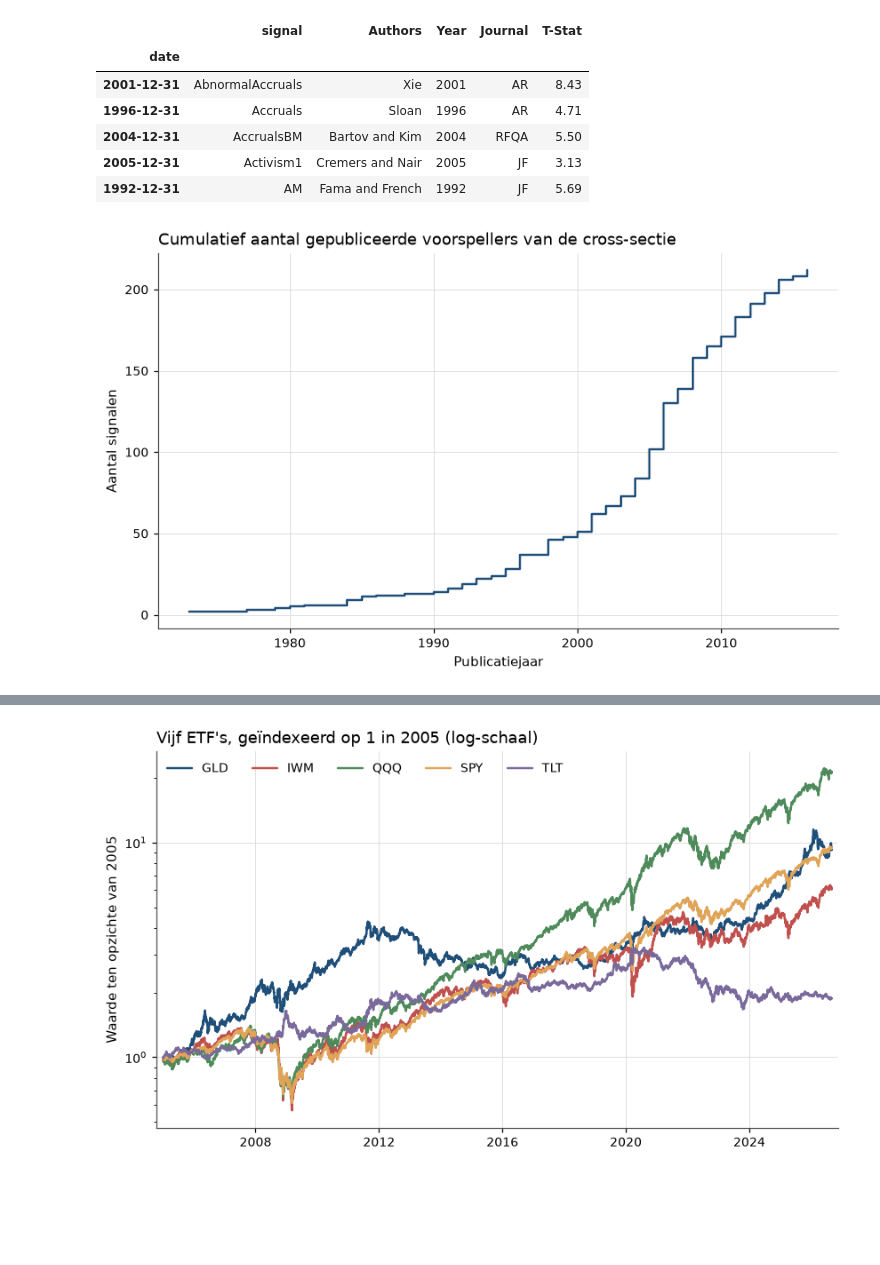
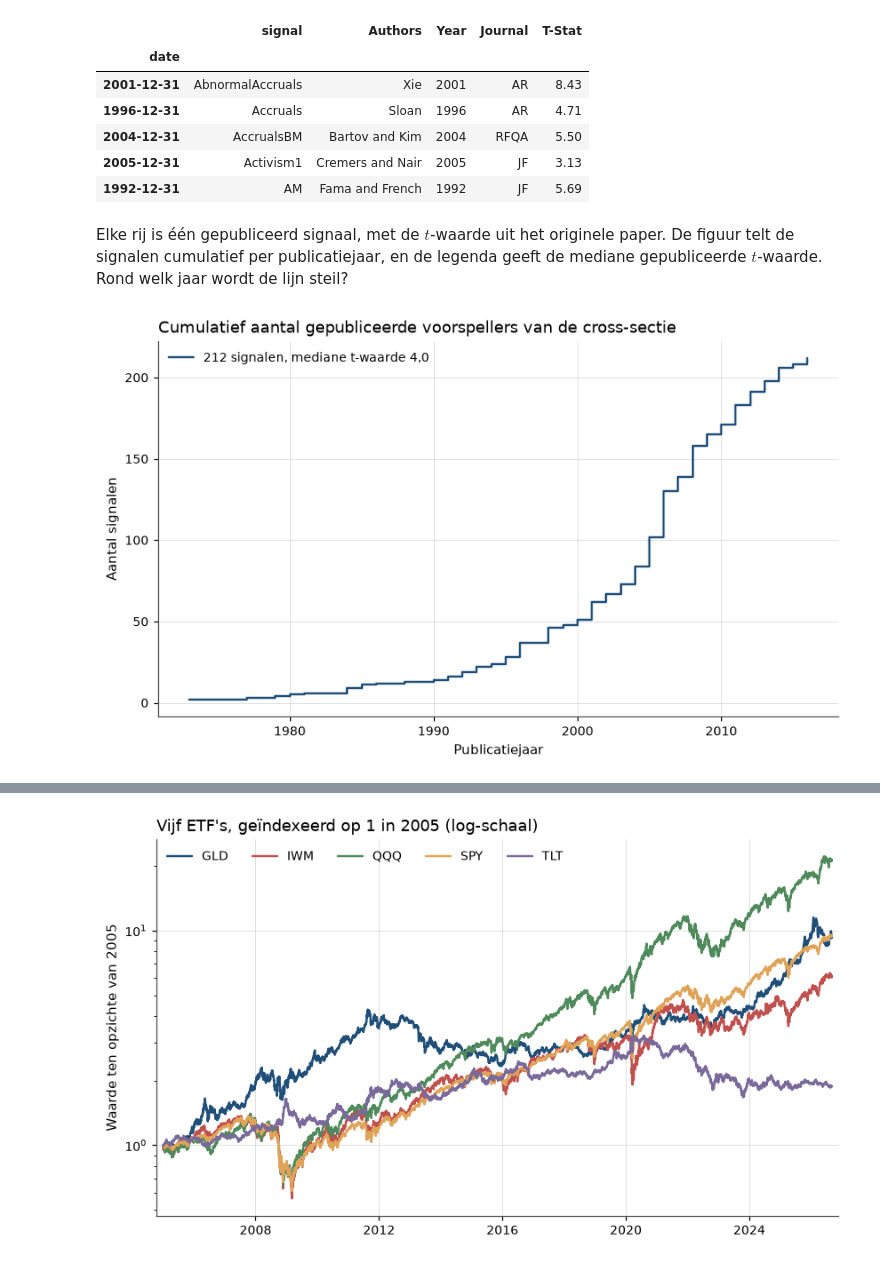
Before and after one commit to MaartenN14/history-asset-pricing, a Jupyter notebook: lectures/00_00_setup.ipynb, the cells around one changed output, grey strips where cells are left out. Drawn from its saved outputs; the diff is of its cells as text; code cells hidden in the pictures; blank space fills up the shorter version.

```diff
--- a/lectures/00_00_setup.ipynb
+++ b/lectures/00_00_setup.ipynb
@@ -472,17 +554,24 @@ predictors[["signal", "Authors", "Year", "Journal", "T-Stat"]].head(5)
 | 2004-12-31 | AccrualsBM | Bartov and Kim | 2004 | RFQA | 5.50 |
 | 2005-12-31 | Activism1 | Cremers and Nair | 2005 | JF | 3.13 |
 | 1992-12-31 | AM | Fama and French | 1992 | JF | 5.69 |
+# %% [markdown]
+Elke rij is één gepubliceerd signaal, met de $t$-waarde uit het originele paper.
+De figuur telt de signalen cumulatief per publicatiejaar, en de legenda geeft de
+mediane gepubliceerde $t$-waarde. Rond welk jaar wordt de lijn steil?
 # %%
 per_year = predictors.index.year.value_counts().sort_index()
+median_t = predictors["T-Stat"].median()
 
 fig, ax = plt.subplots()
-ax.step(per_year.index, per_year.cumsum(), where="post")
+ax.step(per_year.index, per_year.cumsum(), where="post",
+        label=f"{len(predictors)} signalen, mediane t-waarde {number_nl(median_t)}")
 ax.set_title("Cumulatief aantal gepubliceerde voorspellers van de cross-sectie")
 ax.set_xlabel("Publicatiejaar")
 ax.set_ylabel("Aantal signalen")
+ax.legend()
 plt.show()
 # %% [output]
-[figure, old version]
+[figure, new version]
 # %% [markdown]
 :::{figure} #cel-setup-osap
 :label: fig-setup-osap
```
Also changed, not shown: parts of 49 cells of this notebook, 5 other files.
